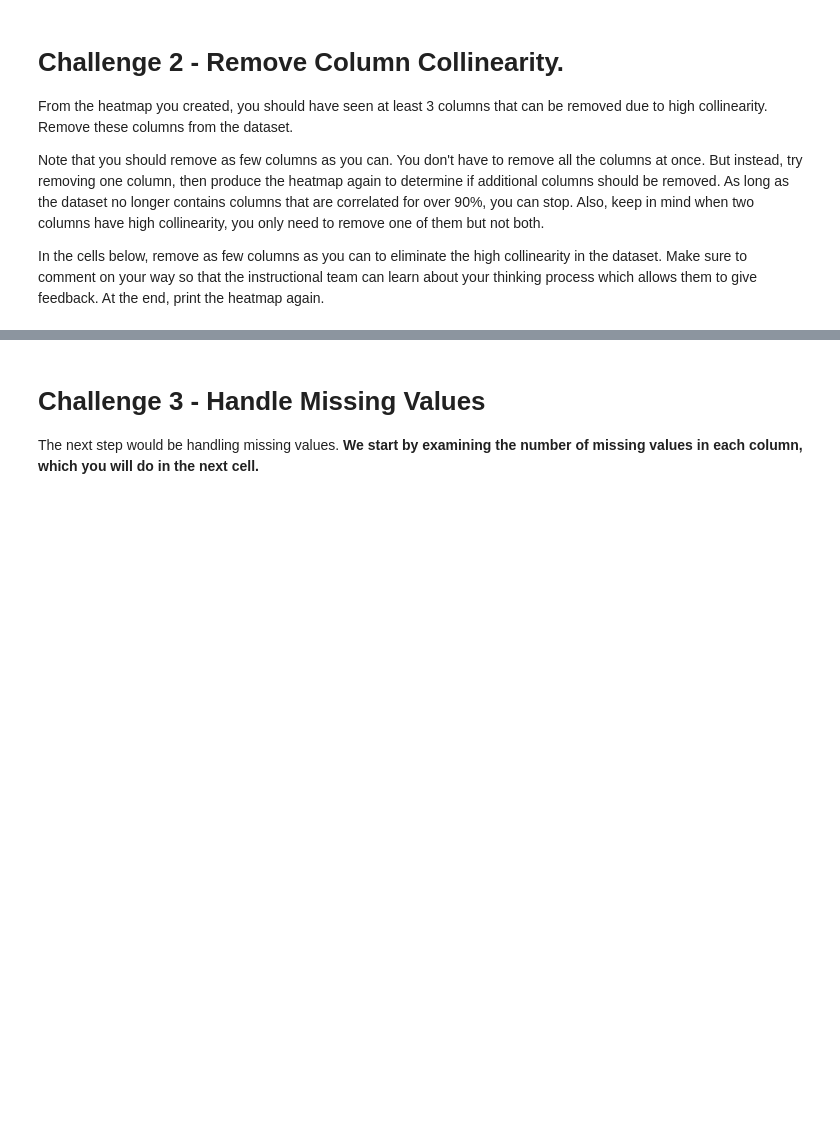
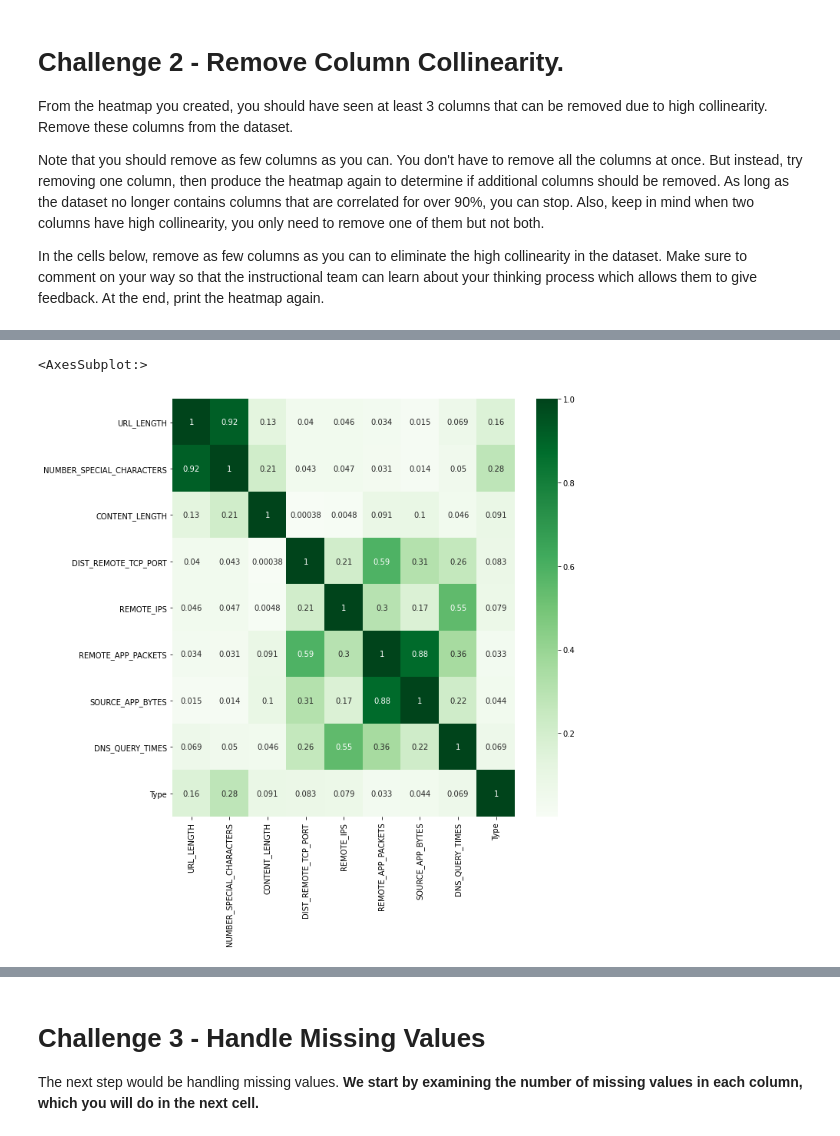
Before and after one commit to Ironhack-Data-Madrid-Enero-2021/lab-supervised-learning, a Jupyter notebook: your-code/main.ipynb, the cells around one changed output, grey strips where cells are left out. Saved outputs shown, nothing was run; the diff lists cells and outputs as text; code cells hidden in the pictures; blank space fills up the shorter version.

```diff
--- a/your-code/main.ipynb
+++ b/your-code/main.ipynb
@@ -70,0 +200,5 @@ In the cells below, remove as few columns as you can to eliminate the high colli
+# %%
+# Elimino las columnas "TCP_CONVERSATION_EXCHANGE","APP_BYTES","SOURCE_APP_PACKETS","REMOTE_APP_BYTES","APP_PACKETS".
+
+websites_new = websites.drop(columns=["TCP_CONVERSATION_EXCHANGE","APP_BYTES","SOURCE_APP_PACKETS","REMOTE_APP_BYTES","APP_PACKETS"])
+websites_new.head()
@@ -70,0 +212,6 @@ In the cells below, remove as few columns as you can to eliminate the high colli
+# %%
+plt.figure(figsize=(10,10))
+sns.heatmap(websites_new.corr().abs(), annot=True, cmap = "Greens")
+# %% [output]
+<AxesSubplot:>
+[figure, added]
```
Also changed, not shown: parts of 67 cells of this notebook.
